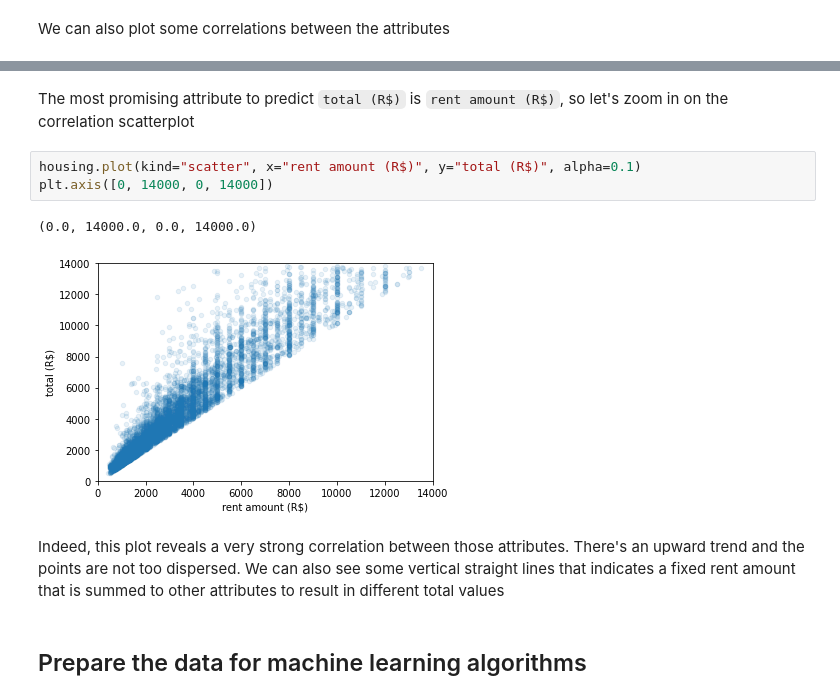
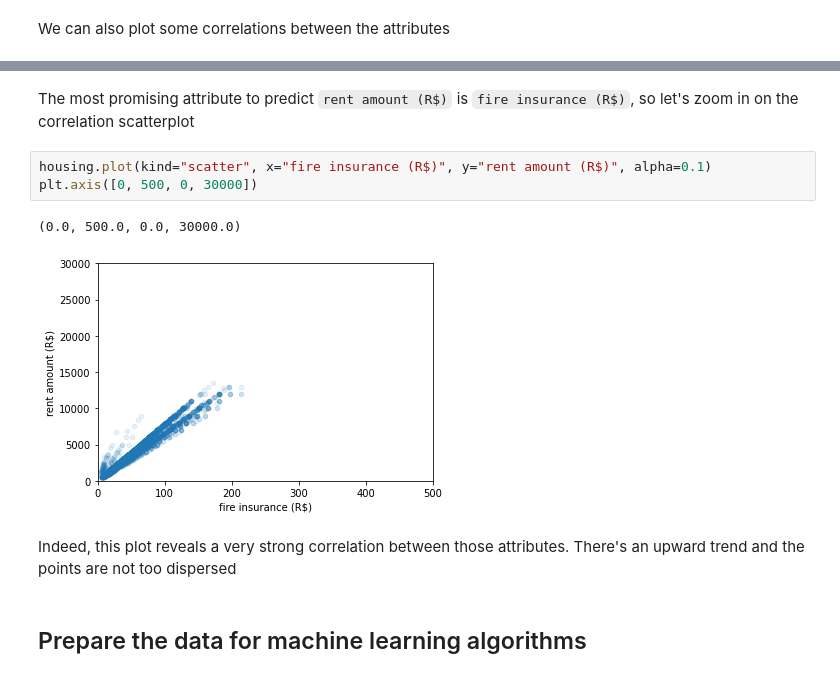
Before and after one commit to RenanNascimento/for-rent, a Jupyter notebook: ds/ForRent.ipynb, the cells around one changed output, grey strips where cells are left out. Drawn from its saved outputs; the diff is of its cells as text.

```diff
--- a/ds/ForRent.ipynb
+++ b/ds/ForRent.ipynb
@@ -313,13 +325,13 @@ array([[<AxesSubplot:xlabel='area', ylabel='area'>,
 # %% [markdown]
-The most promising attribute to predict `total (R$)` is `rent amount (R$)`, so let's zoom in on the correlation scatterplot
+The most promising attribute to predict `rent amount (R$)` is `fire insurance (R$)`, so let's zoom in on the correlation scatterplot
 # %%
-housing.plot(kind="scatter", x="rent amount (R$)", y="total (R$)", alpha=0.1)
-plt.axis([0, 14000, 0, 14000])
+housing.plot(kind="scatter", x="fire insurance (R$)", y="rent amount (R$)", alpha=0.1)
+plt.axis([0, 500, 0, 30000])
 # %% [output]
-(0.0, 14000.0, 0.0, 14000.0)
+(0.0, 500.0, 0.0, 30000.0)
-[figure, old version]
+[figure, new version]
 # %% [markdown]
-Indeed, this plot reveals a very strong correlation between those attributes. There's an upward trend and the points are not too dispersed. We can also see some vertical straight lines that indicates a fixed rent amount that is summed to other attributes to result in different total values
+Indeed, this plot reveals a very strong correlation between those attributes. There's an upward trend and the points are not too dispersed
 # %% [markdown]
 ## Prepare the data for machine learning algorithms
 # %% [markdown]
```
Also changed, not shown: parts of 21 cells of this notebook.
